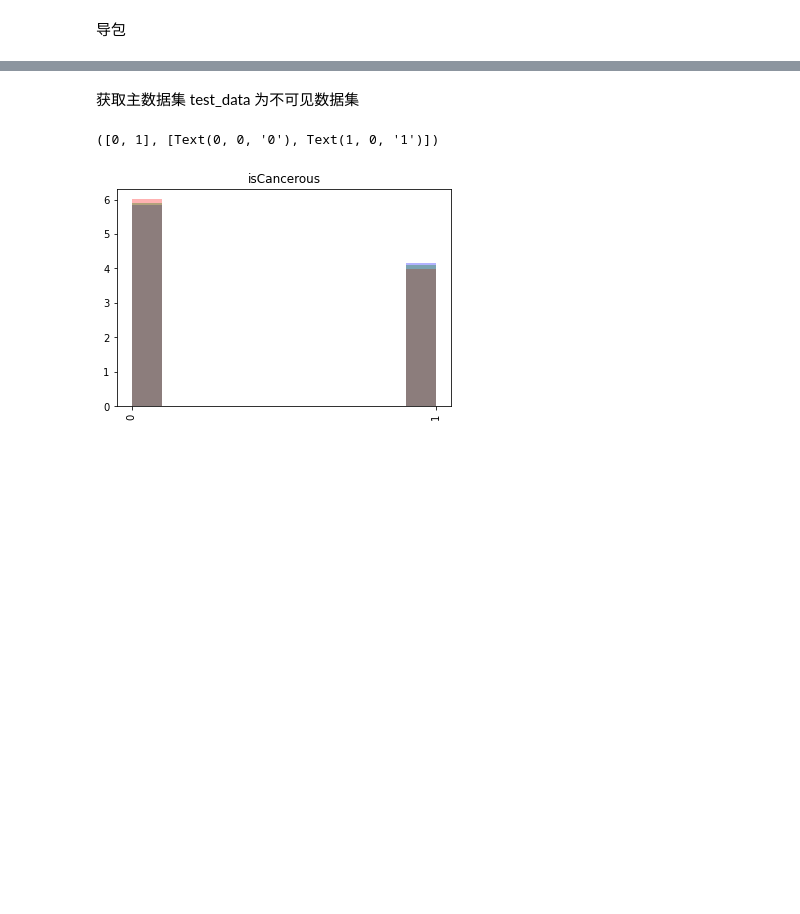
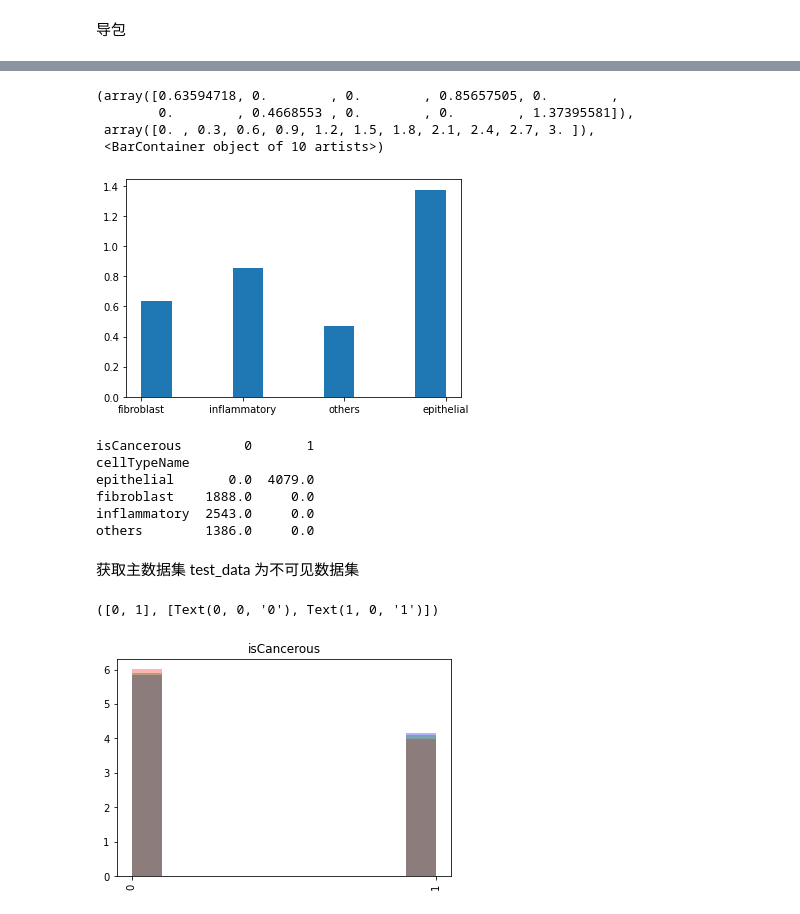
Before and after one commit to SHVleV9CYWkK/CRCHistoPhenotypes-Image-Classification, a Jupyter notebook: main.ipynb, the cells around one changed output, grey strips where cells are left out. Saved outputs shown, nothing was run; the diff lists cells and outputs as text; code cells hidden in the pictures; blank space fills up the shorter version.

```diff
--- a/main.ipynb
+++ b/main.ipynb
@@ -14,0 +131,19 @@ import random
+# %%
+plt.hist(data['cellTypeName'], density=True)
+# %% [output]
+(array([0.63594718, 0.        , 0.        , 0.85657505, 0.        ,
+        0.        , 0.4668553 , 0.        , 0.        , 1.37395581]),
+ array([0. , 0.3, 0.6, 0.9, 1.2, 1.5, 1.8, 2.1, 2.4, 2.7, 3. ]),
+ <BarContainer object of 10 artists>)
+[figure, added]
+# %%
+cancer_counts = data.groupby('cellTypeName')['isCancerous'].value_counts().unstack()
+cancer_counts.fillna(0, inplace=True)
+print(cancer_counts)
+# %% [output]
+isCancerous        0       1
+cellTypeName
+epithelial       0.0  4079.0
+fibroblast    1888.0     0.0
+inflammatory  2543.0     0.0
+others        1386.0     0.0
```
Also changed, not shown: parts of 11 cells of this notebook.
